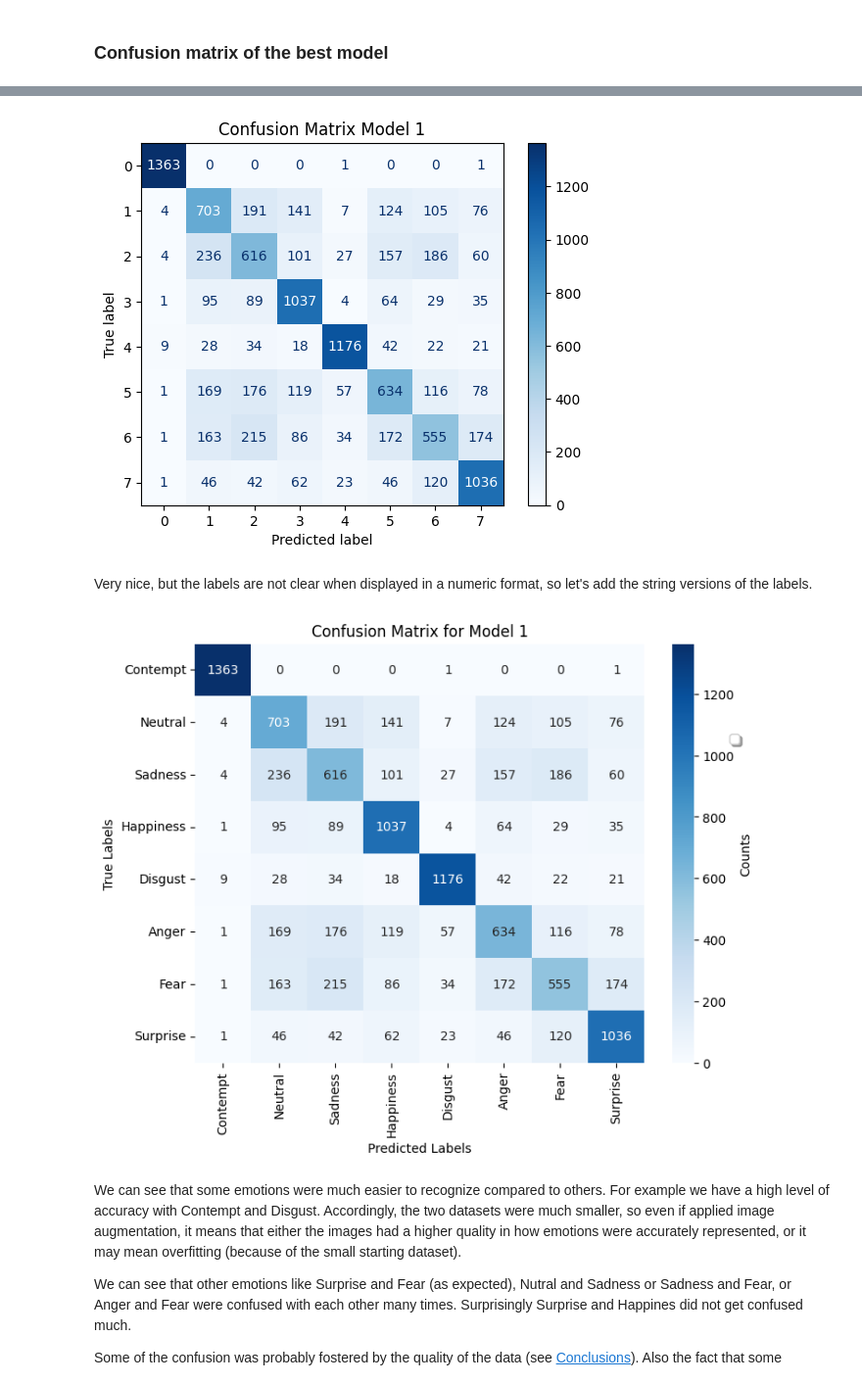
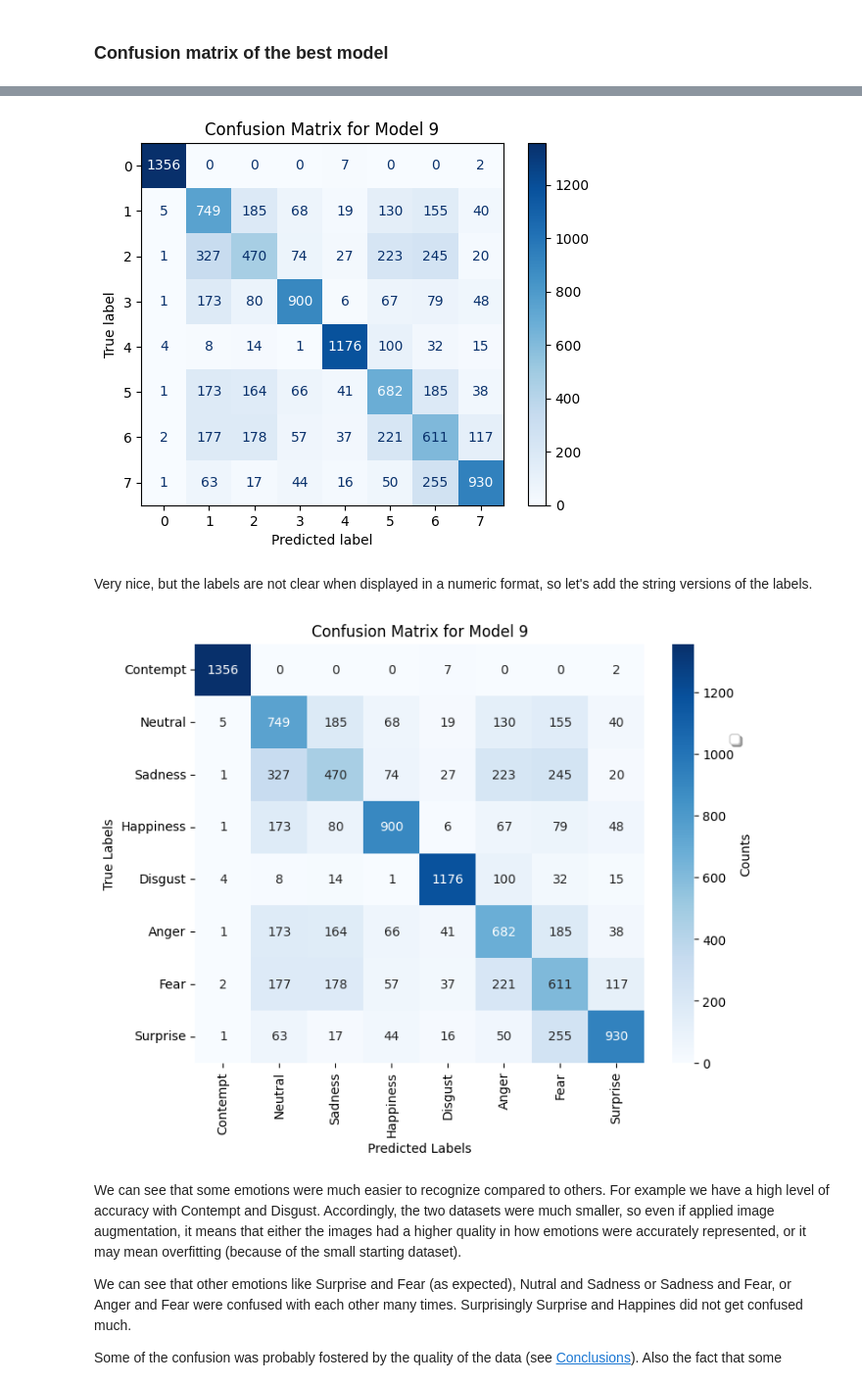
Before and after one commit to GabNoaro/emotion_classification, a Jupyter notebook: Emotion_Recognition_from_Faces_with_CNN.ipynb, the cells around one changed output, grey strips where cells are left out. Shown at 98% size. Saved outputs shown, nothing was run; the diff lists cells and outputs as text; code cells hidden in the pictures.

```diff
--- a/Emotion_Recognition_from_Faces_with_CNN.ipynb
+++ b/Emotion_Recognition_from_Faces_with_CNN.ipynb
@@ -1651,0 +1779,15 @@ plot_training_progress(training_results)
+# %%
+model_name ="Model_9"
+
+# Load the accuracies from the file
+with open(f"{model_name}_accuracies.pkl", "rb") as f:
+    model_name, train_accuracies, val_accuracies = pickle.load(f)
+
+# Define training results
+training_results = [
+    (model_name, train_accuracies, val_accuracies)
+    # Add more models if needed
+]
+
+# Plot the training progress
+plot_training_progress(training_results)
@@ -1864,10 +2040,10 @@ class CNNModel(nn.Module):
         return x
 # %%
 # Load the best model weights
-model_path = 'Model_1_w_parameters_best_model.pth'
-model_1 = CNNModel()
-model_1.load_state_dict(torch.load(model_path))
-model_1.eval()
+model_path = 'Model_9_best_model.pth'
+model_9 = CNNModel()
+model_9.load_state_dict(torch.load(model_path))
+model_9.eval()
 # %% [output]
 CNNModel(
   (conv1): Conv2d(1, 32, kernel_size=(3, 3), stride=(1, 1), padding=(1, 1))
@@ -1921,7 +2100,7 @@ val_loader = DataLoader(val_dataset, batch_size=32, shuffle=False)
 with torch.no_grad():
     for images, labels in val_loader:
         images, labels = images.to(device), labels.to(device)
-        outputs = model_1(images)
+        outputs = model_9(images)
         _, preds = torch.max(outputs, 1)
         true_labels.extend(labels.cpu().numpy())  # Move to CPU before converting to numpy
         predicted_labels.extend(preds.cpu().numpy())  # Move to CPU before converting to numpy
@@ -1930,7 +2109,7 @@ true_labels = np.array(true_labels)
 predicted_labels = np.array(predicted_labels)
 # %%
 #Specify the model (for the title)
-model_name = "Model 1"
+model_name = "Model 9"
 
 # Compute the confusion matrix
 cm = confusion_matrix(true_labels, predicted_labels)
@@ -1941,12 +2120,12 @@ disp.plot(cmap=plt.cm.Blues)
 plt.title(f'Confusion Matrix for {model_name}')
 plt.show()
 # %% [output]
-[figure, old version]
+[figure, new version]
 # %% [markdown]
 Very nice, but the labels are not clear when displayed in a numeric format, so let's add the string versions of the labels.
 # %%
 #Specify the model (for the title)
-model_name = "Model 1"
+model_name = "Model 9"
 
 # Label mapping
 label_mapping = {
@@ -1954,34 +2133,34 @@ label_mapping = {
     1: 'Neutral',
     2: 'Sadness',
     3: 'Happiness',
     4: 'Disgust',
     5: 'Anger',
     6: 'Fear',
     7: 'Surprise'
 }
 
 # Compute confusion matrix
 cm = confusion_matrix(true_labels, predicted_labels)
 plt.figure(figsize=(8, 6))
 heatmap = sns.heatmap(cm, annot=True, fmt='d', cmap='Blues', xticklabels=label_mapping.values(), yticklabels=label_mapping.values())
 
 plt.title(f'Confusion Matrix for {model_name}')
 plt.xlabel('Predicted Labels')
 plt.ylabel('True Labels')
 
 #Get the current Axes object from the plot
 ax = plt.gca()
 
 # Create a colorbar based on the mappable (heatmap)
 cbar = ax.collections[0].colorbar
 cbar.set_label('Counts')
 
 # Add legend
 plt.legend(label_mapping.values(), loc='upper center', bbox_to_anchor=(1.2, 0.8), shadow=True, ncol=1)
 
 plt.show()
 # %% [output]
-[figure, old version]
+[figure, new version]
 # %% [markdown]
 We can see that some emotions were much easier to recognize compared to others. For example we have a high level of accuracy with Contempt and Disgust. Accordingly, the two datasets were much smaller, so even if applied image augmentation, it means that either the images had a higher quality in how emotions were accurately represented, or it may mean overfitting (because of the small starting dataset).
 
```
Also changed, not shown: parts of 17 cells of this notebook.
